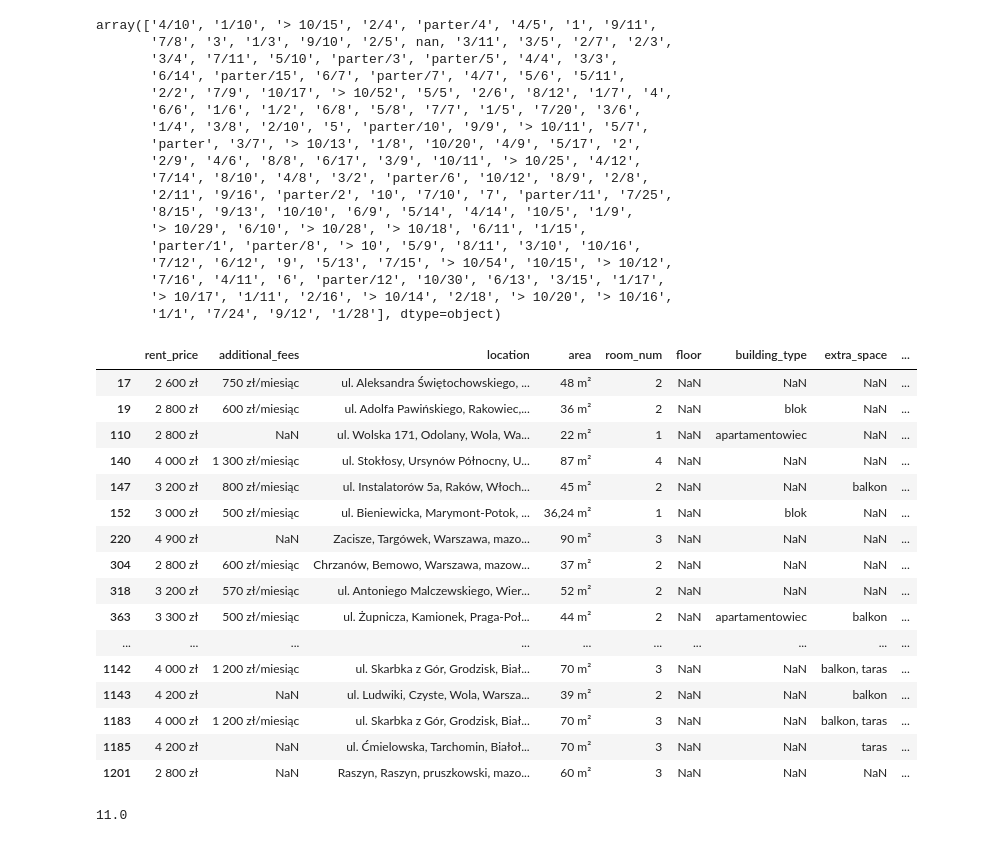
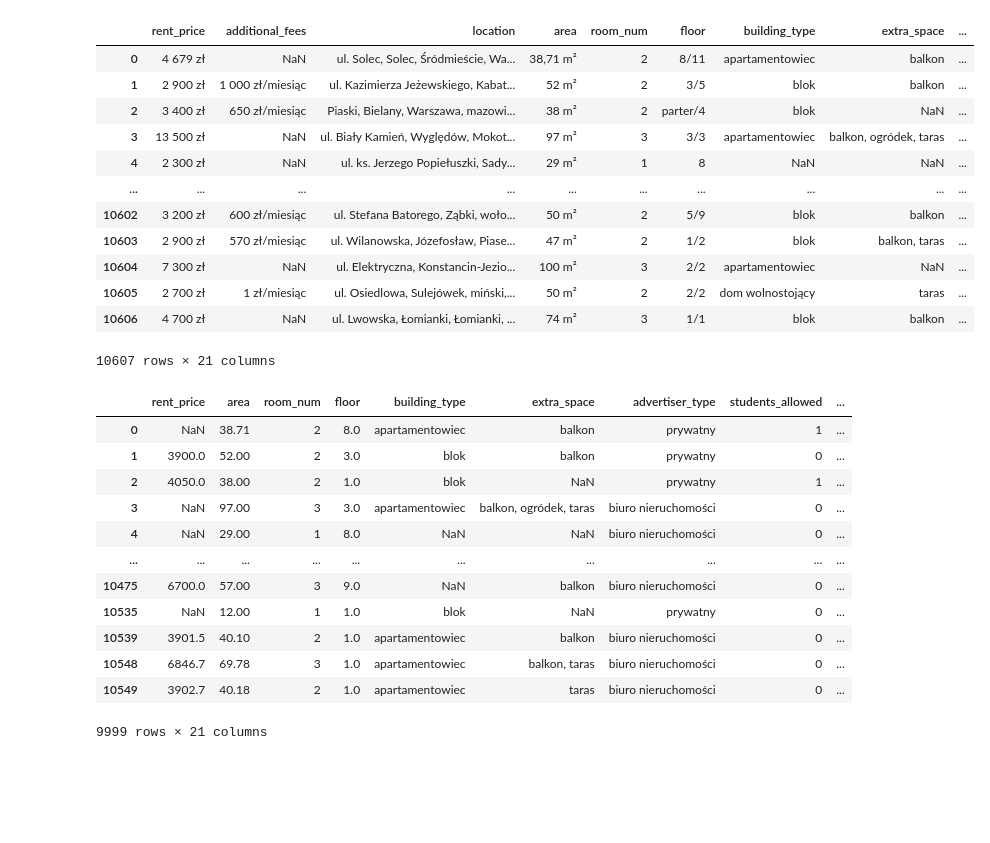
Before and after one commit to KacperSokolowski/MA, a Jupyter notebook: clean_data.ipynb, the cells around one changed output. Drawn from its saved outputs; the diff is of its cells as text; code cells hidden in the pictures; blank space fills up the shorter version.

```diff
--- a/clean_data.ipynb
+++ b/clean_data.ipynb
@@ -105,41 +57,34 @@ dtype: object
+# %%
+df1 = concat_csv_files()
+# %%
+df1
+# %% [output]
+|  | rent_price | additional_fees | location | area | room_num | floor | building_type | extra_space | ... |
+| 0 | 4 679 zł | NaN | ul. Solec, Solec, Śródmieście, Wa... | 38,71 m² | 2 | 8/11 | apartamentowiec | balkon | ... |
+| 1 | 2 900 zł | 1 000 zł/miesiąc | ul. Kazimierza Jeżewskiego, Kabat... | 52 m² | 2 | 3/5 | blok | balkon | ... |
+| 2 | 3 400 zł | 650 zł/miesiąc | Piaski, Bielany, Warszawa, mazowi... | 38 m² | 2 | parter/4 | blok | NaN | ... |
+| 3 | 13 500 zł | NaN | ul. Biały Kamień, Wyględów, Mokot... | 97 m² | 3 | 3/3 | apartamentowiec | balkon, ogródek, taras | ... |
+| 4 | 2 300 zł | NaN | ul. ks. Jerzego Popiełuszki, Sady... | 29 m² | 1 | 8 | NaN | NaN | ... |
+| ... | ... | ... | ... | ... | ... | ... | ... | ... | ... |
+| 10602 | 3 200 zł | 600 zł/miesiąc | ul. Stefana Batorego, Ząbki, woło... | 50 m² | 2 | 5/9 | blok | balkon | ... |
+| 10603 | 2 900 zł | 570 zł/miesiąc | ul. Wilanowska, Józefosław, Piase... | 47 m² | 2 | 1/2 | blok | balkon, taras | ... |
+| 10604 | 7 300 zł | NaN | ul. Elektryczna, Konstancin-Jezio... | 100 m² | 3 | 2/2 | apartamentowiec | NaN | ... |
+| 10605 | 2 700 zł | 1 zł/miesiąc | ul. Osiedlowa, Sulejówek, miński,... | 50 m² | 2 | 2/2 | dom wolnostojący | taras | ... |
+| 10606 | 4 700 zł | NaN | ul. Lwowska, Łomianki, Łomianki, ... | 74 m² | 3 | 1/1 | blok | balkon | ... |
+10607 rows × 21 columns
 # %%
-df.floor.unique()
+df
 # %% [output]
+|  | rent_price | area | room_num | floor | building_type | extra_space | advertiser_type | students_allowed | ... |
+| 0 | NaN | 38.71 | 2 | 8.0 | apartamentowiec | balkon | prywatny | 1 | ... |
+| 1 | 3900.0 | 52.00 | 2 | 3.0 | blok | balkon | prywatny | 0 | ... |
+| 2 | 4050.0 | 38.00 | 2 | 1.0 | blok | NaN | prywatny | 1 | ... |
+| 3 | NaN | 97.00 | 3 | 3.0 | apartamentowiec | balkon, ogródek, taras | biuro nieruchomości | 0 | ... |
+| 4 | NaN | 29.00 | 1 | 8.0 | NaN | NaN | biuro nieruchomości | 0 | ... |
+| ... | ... | ... | ... | ... | ... | ... | ... | ... | ... |
+| 10475 | 6700.0 | 57.00 | 3 | 9.0 | NaN | balkon | biuro nieruchomości | 0 | ... |
+| 10535 | NaN | 12.00 | 1 | 1.0 | blok | NaN | prywatny | 0 | ... |
+| 10539 | 3901.5 | 40.10 | 2 | 1.0 | apartamentowiec | balkon | biuro nieruchomości | 0 | ... |
+| 10548 | 6846.7 | 69.78 | 3 | 1.0 | apartamentowiec | balkon, taras | biuro nieruchomości | 0 | ... |
+| 10549 | 3902.7 | 40.18 | 2 | 1.0 | apartamentowiec | taras | biuro nieruchomości | 0 | ... |
-array(['4/10', '1/10', '> 10/15', '2/4', 'parter/4', '4/5', '1', '9/11',
-       '7/8', '3', '1/3', '9/10', '2/5', nan, '3/11', '3/5', '2/7', '2/3',
-       '3/4', '7/11', '5/10', 'parter/3', 'parter/5', '4/4', '3/3',
-       '6/14', 'parter/15', '6/7', 'parter/7', '4/7', '5/6', '5/11',
-       '2/2', '7/9', '10/17', '> 10/52', '5/5', '2/6', '8/12', '1/7', '4',
-       '6/6', '1/6', '1/2', '6/8', '5/8', '7/7', '1/5', '7/20', '3/6',
-       '1/4', '3/8', '2/10', '5', 'parter/10', '9/9', '> 10/11', '5/7',
-       'parter', '3/7', '> 10/13', '1/8', '10/20', '4/9', '5/17', '2',
-       '2/9', '4/6', '8/8', '6/17', '3/9', '10/11', '> 10/25', '4/12',
-       '7/14', '8/10', '4/8', '3/2', 'parter/6', '10/12', '8/9', '2/8',
-       '2/11', '9/16', 'parter/2', '10', '7/10', '7', 'parter/11', '7/25',
-       '8/15', '9/13', '10/10', '6/9', '5/14', '4/14', '10/5', '1/9',
-       '> 10/29', '6/10', '> 10/28', '> 10/18', '6/11', '1/15',
-       'parter/1', 'parter/8', '> 10', '5/9', '8/11', '3/10', '10/16',
-       '7/12', '6/12', '9', '5/13', '7/15', '> 10/54', '10/15', '> 10/12',
-       '7/16', '4/11', '6', 'parter/12', '10/30', '6/13', '3/15', '1/17',
-       '> 10/17', '1/11', '2/16', '> 10/14', '2/18', '> 10/20', '> 10/16',
-       '1/1', '7/24', '9/12', '1/28'], dtype=object)
+9999 rows × 21 columns
-# %%
-df[df.floor.isna()]
-# %% [output]
-|  | rent_price | additional_fees | location | area | room_num | floor | building_type | extra_space | ... |
-| 17 | 2 600 zł | 750 zł/miesiąc | ul. Aleksandra Świętochowskiego, ... | 48 m² | 2 | NaN | NaN | NaN | ... |
-| 19 | 2 800 zł | 600 zł/miesiąc | ul. Adolfa Pawińskiego, Rakowiec,... | 36 m² | 2 | NaN | blok | NaN | ... |
-| 110 | 2 800 zł | NaN | ul. Wolska 171, Odolany, Wola, Wa... | 22 m² | 1 | NaN | apartamentowiec | NaN | ... |
-| 140 | 4 000 zł | 1 300 zł/miesiąc | ul. Stokłosy, Ursynów Północny, U... | 87 m² | 4 | NaN | NaN | NaN | ... |
-| 147 | 3 200 zł | 800 zł/miesiąc | ul. Instalatorów 5a, Raków, Włoch... | 45 m² | 2 | NaN | NaN | balkon | ... |
-| 152 | 3 000 zł | 500 zł/miesiąc | ul. Bieniewicka, Marymont-Potok, ... | 36,24 m² | 1 | NaN | blok | NaN | ... |
-| 220 | 4 900 zł | NaN | Zacisze, Targówek, Warszawa, mazo... | 90 m² | 3 | NaN | NaN | NaN | ... |
-| 304 | 2 800 zł | 600 zł/miesiąc | Chrzanów, Bemowo, Warszawa, mazow... | 37 m² | 2 | NaN | NaN | NaN | ... |
-| 318 | 3 200 zł | 570 zł/miesiąc | ul. Antoniego Malczewskiego, Wier... | 52 m² | 2 | NaN | NaN | NaN | ... |
-| 363 | 3 300 zł | 500 zł/miesiąc | ul. Żupnicza, Kamionek, Praga-Poł... | 44 m² | 2 | NaN | apartamentowiec | balkon | ... |
-| ... | ... | ... | ... | ... | ... | ... | ... | ... | ... |
-| 1142 | 4 000 zł | 1 200 zł/miesiąc | ul. Skarbka z Gór, Grodzisk, Biał... | 70 m² | 3 | NaN | NaN | balkon, taras | ... |
-| 1143 | 4 200 zł | NaN | ul. Ludwiki, Czyste, Wola, Warsza... | 39 m² | 2 | NaN | NaN | balkon | ... |
-| 1183 | 4 000 zł | 1 200 zł/miesiąc | ul. Skarbka z Gór, Grodzisk, Biał... | 70 m² | 3 | NaN | NaN | balkon, taras | ... |
-| 1185 | 4 200 zł | NaN | ul. Ćmielowska, Tarchomin, Białoł... | 70 m² | 3 | NaN | NaN | taras | ... |
-| 1201 | 2 800 zł | NaN | Raszyn, Raszyn, pruszkowski, mazo... | 60 m² | 3 | NaN | NaN | NaN | ... |
@@ -150,4 +90,0 @@ df['cy_other'] = np.where(~df['cy_old_building'] & ~df['cy_new_building'], True,
-# %%
-df_1.year_of_construction.min()
-# %% [output]
-11.0
```
Also changed, not shown: parts of 17 cells of this notebook, 1 other file.
